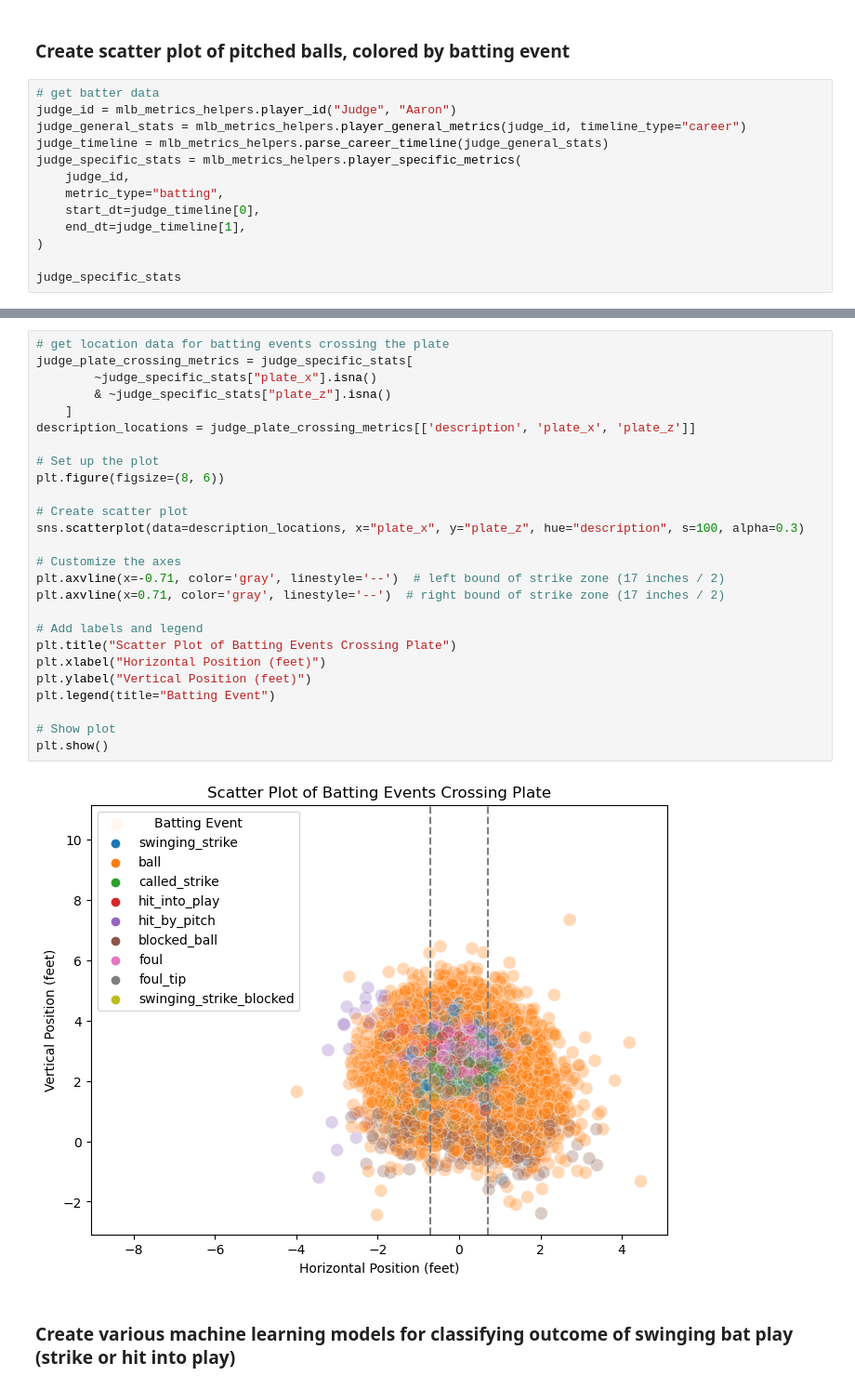
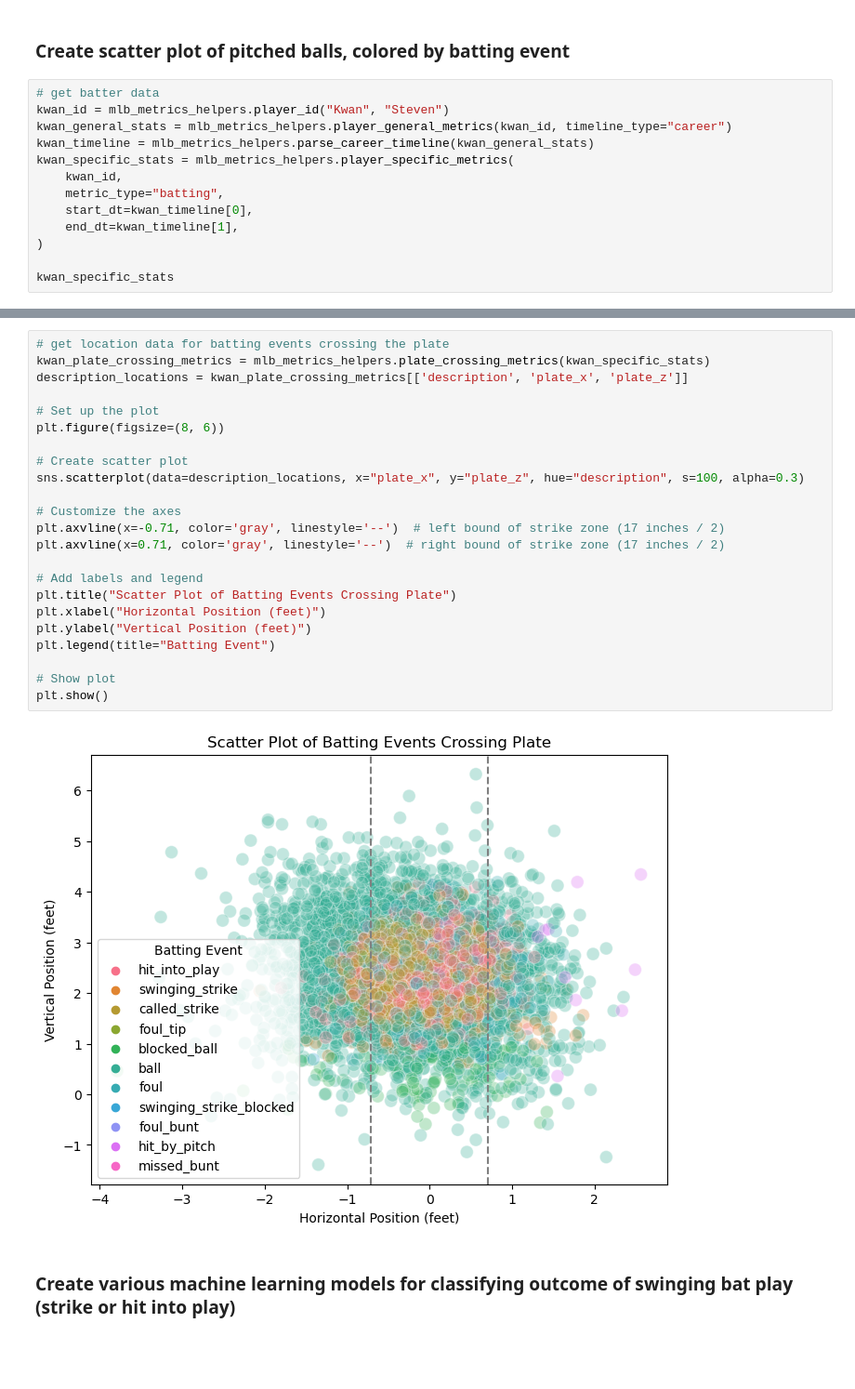
Before and after one commit to roshankern/MLB_Metrics_DS, a Jupyter notebook: mlb_metrics_backend/helpers_example.ipynb, the cells around one changed output, grey strips where cells are left out. Shown at 93% size. Cells and saved outputs as stored; diff of their text form; blank space fills up the shorter version.

```diff
--- a/mlb_metrics_backend/helpers_example.ipynb
+++ b/mlb_metrics_backend/helpers_example.ipynb
@@ -106,17 +103,17 @@ hist_gradient_boosting accuracy: 0.718796992481203
 ### Create scatter plot of pitched balls, colored by batting event
 # %%
 # get batter data
-judge_id = mlb_metrics_helpers.player_id("Judge", "Aaron")
-judge_general_stats = mlb_metrics_helpers.player_general_metrics(judge_id, timeline_type="career")
-judge_timeline = mlb_metrics_helpers.parse_career_timeline(judge_general_stats)
-judge_specific_stats = mlb_metrics_helpers.player_specific_metrics(
-    judge_id,
+kwan_id = mlb_metrics_helpers.player_id("Kwan", "Steven")
+kwan_general_stats = mlb_metrics_helpers.player_general_metrics(kwan_id, timeline_type="career")
+kwan_timeline = mlb_metrics_helpers.parse_career_timeline(kwan_general_stats)
+kwan_specific_stats = mlb_metrics_helpers.player_specific_metrics(
+    kwan_id,
     metric_type="batting",
-    start_dt=judge_timeline[0],
-    end_dt=judge_timeline[1],
+    start_dt=kwan_timeline[0],
+    end_dt=kwan_timeline[1],
 )
 
-judge_specific_stats
+kwan_specific_stats
 # %% [output]
 Gathering Player Data
 |  | pitch_type | game_date | release_speed | release_pos_x | release_pos_z | player_name | batter | pitcher | ... |
@@ -135,30 +132,27 @@ Gathering Player Data
 # %%
 # get location data for batting events crossing the plate
-judge_plate_crossing_metrics = judge_specific_stats[
-        ~judge_specific_stats["plate_x"].isna()
-        & ~judge_specific_stats["plate_z"].isna()
-    ]
-description_locations = judge_plate_crossing_metrics[['description', 'plate_x', 'plate_z']]
+kwan_plate_crossing_metrics = mlb_metrics_helpers.plate_crossing_metrics(kwan_specific_stats)
+description_locations = kwan_plate_crossing_metrics[['description', 'plate_x', 'plate_z']]
 
 # Set up the plot
 plt.figure(figsize=(8, 6))
 
 # Create scatter plot
 sns.scatterplot(data=description_locations, x="plate_x", y="plate_z", hue="description", s=100, alpha=0.3)
 
 # Customize the axes
 plt.axvline(x=-0.71, color='gray', linestyle='--')  # left bound of strike zone (17 inches / 2)
 plt.axvline(x=0.71, color='gray', linestyle='--')  # right bound of strike zone (17 inches / 2)
 
 # Add labels and legend
 plt.title("Scatter Plot of Batting Events Crossing Plate")
 plt.xlabel("Horizontal Position (feet)")
 plt.ylabel("Vertical Position (feet)")
 plt.legend(title="Batting Event")
 
 # Show plot
 plt.show()
 # %% [output]
-[figure, old version]
+[figure, new version]
 # %% [markdown]
 ### Create various machine learning models for classifying outcome of swinging bat play (strike or hit into play)
```
Also changed, not shown: parts of 5 cells of this notebook, 6 other files.
